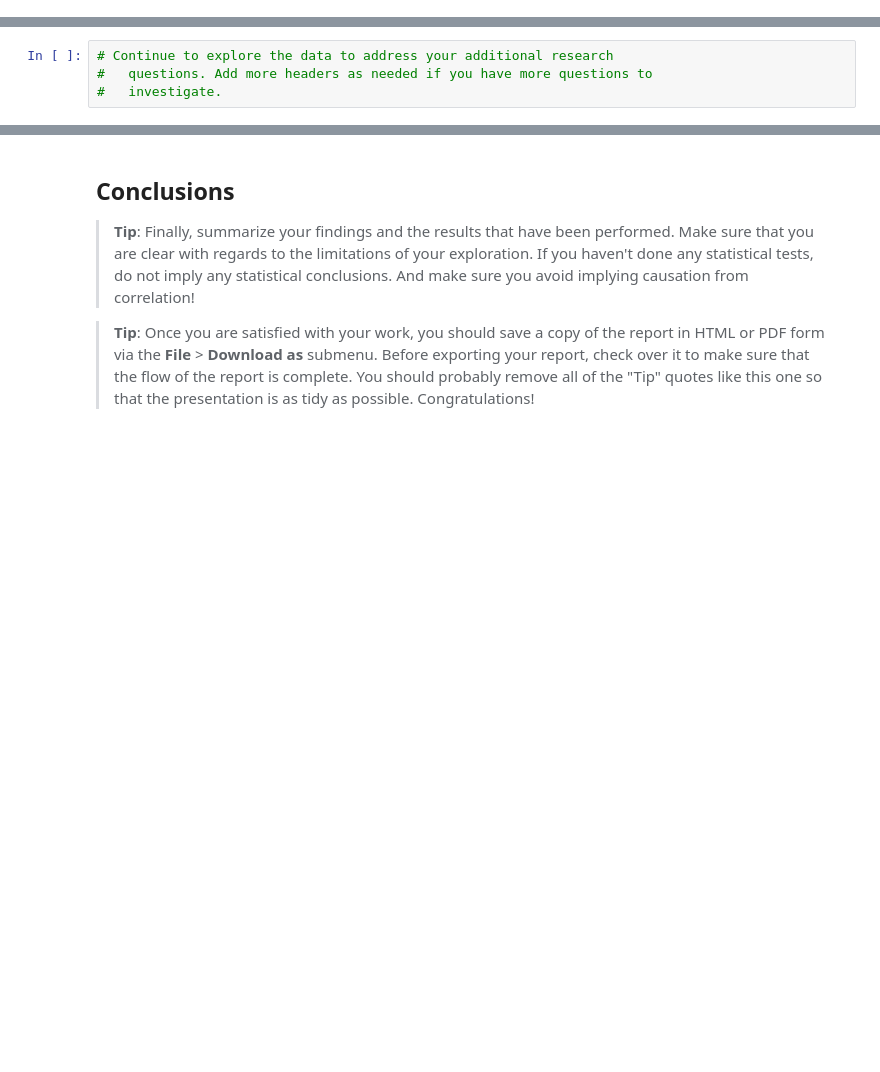
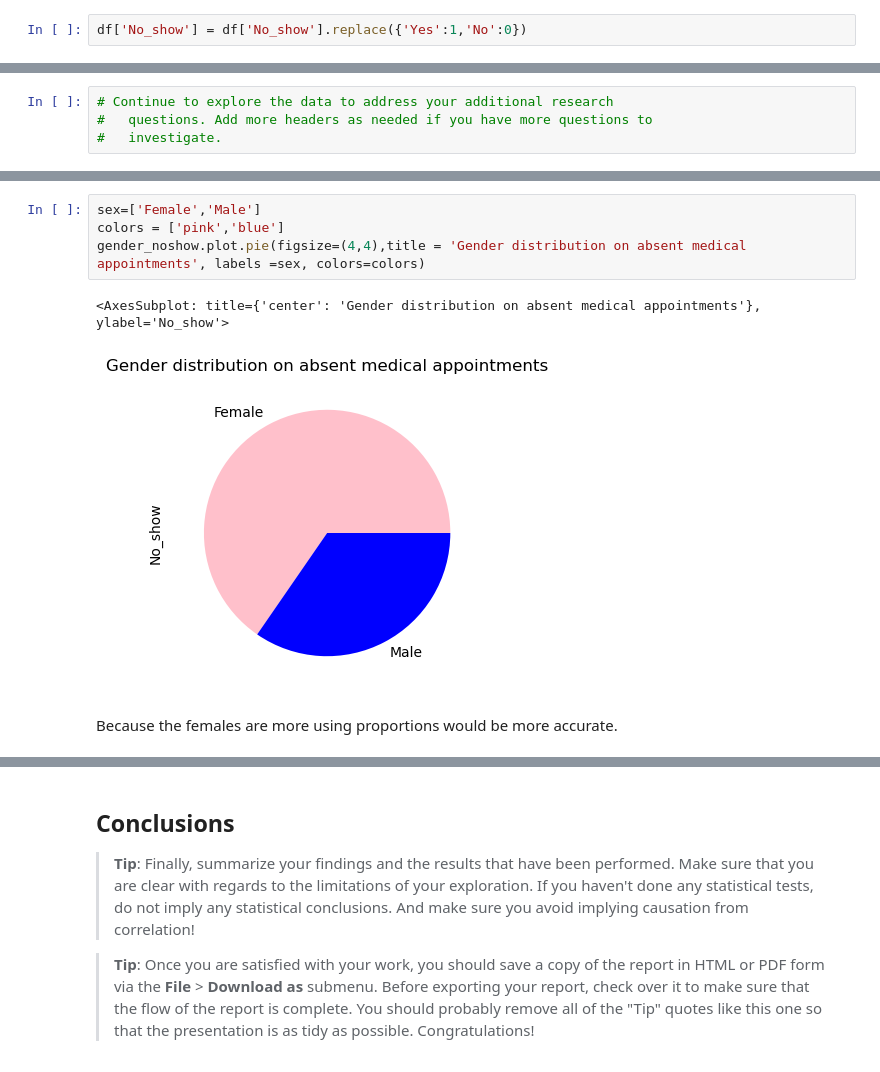
Before and after one commit to kyalo-vibes/Appointments-Data-Analysis, a Jupyter notebook: appointment_project.ipynb, the cells around one changed output, grey strips where cells are left out. Cells and saved outputs as stored; diff of their text form; blank space fills up the shorter version.

```diff
--- a/appointment_project.ipynb
+++ b/appointment_project.ipynb
@@ -233,3 +237,5 @@ Index(['gender', 'age', 'neighbourhood', 'scholarship', 'hipertension',
       dtype='object')
 # %% [markdown]
 This allows us to easily reference any column. The data is now clean we can begin the exploration phase.
+# %%
+df['No_show'] = df['No_show'].replace({'Yes':1,'No':0})
@@ -251,0 +285,9 @@ This allows us to easily reference any column. The data is now clean we can begi
+# %%
+sex=['Female','Male']
+colors = ['pink','blue']
+gender_noshow.plot.pie(figsize=(4,4),title = 'Gender distribution on absent medical appointments', labels =sex, colors=colors)
+# %% [output]
+<AxesSubplot: title={'center': 'Gender distribution on absent medical appointments'}, ylabel='No_show'>
+[figure, added]
+# %% [markdown]
+Because the females are more using proportions would be more accurate.
```
Also changed, not shown: parts of 15 cells of this notebook, 1 other file.
